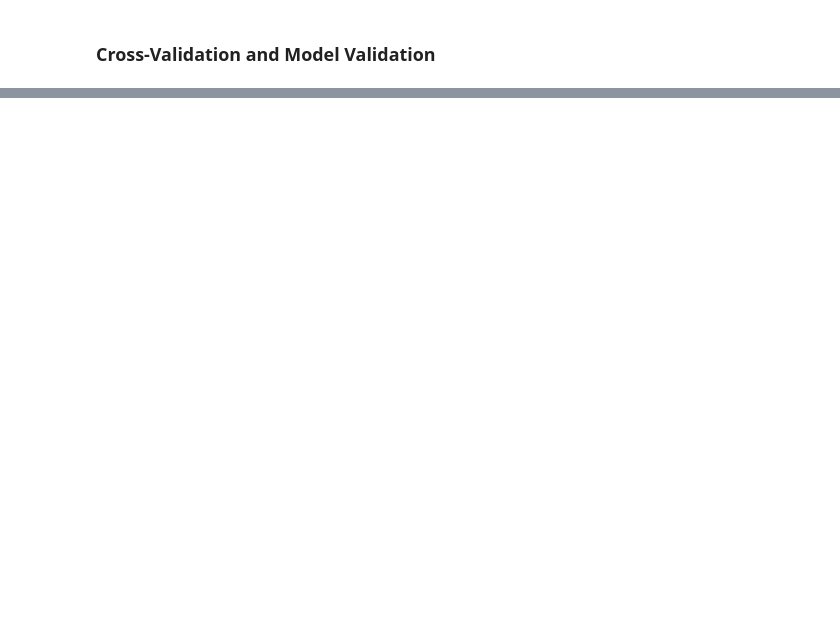
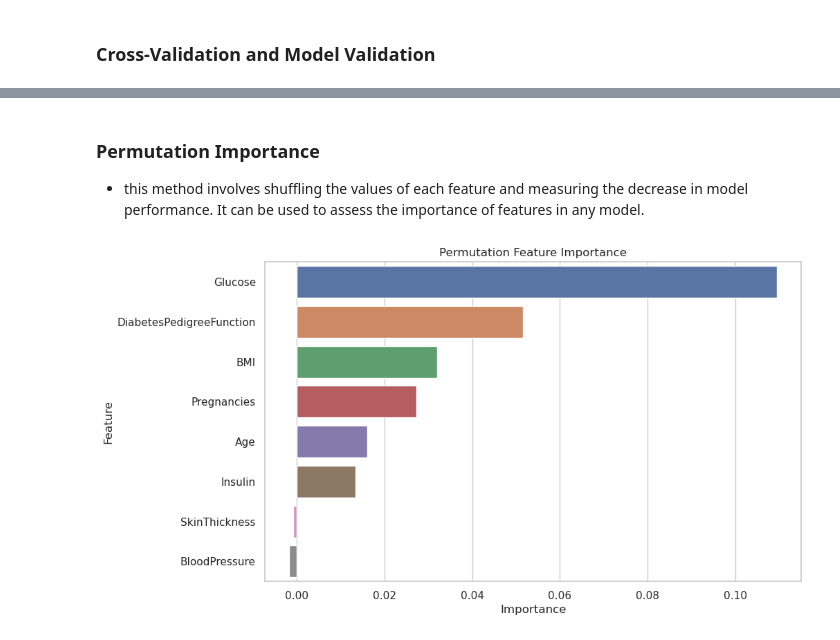
Before and after one commit to alexban14/DataMining_Diabetes_DS, a Jupyter notebook: diabetes_ds_analysis.ipynb, the cells around one changed output, grey strips where cells are left out. Drawn from its saved outputs; the diff is of its cells as text; code cells hidden in the pictures; blank space fills up the shorter version.

```diff
--- a/diabetes_ds_analysis.ipynb
+++ b/diabetes_ds_analysis.ipynb
@@ -397,0 +418,18 @@ Mean CV Accuracy: 0.7044258373205741
+# %% [markdown]
+### Permutation Importance
+
+- this method involves shuffling the values of each feature and measuring the decrease in model performance. It can be used to assess the importance of features in any model.
+# %%
+from sklearn.inspection import permutation_importance
+
+perm_importance = permutation_importance(dt_classifier, X_test, Y_test, n_repeats=10, random_state=42)
+perm_importance_df = pd.DataFrame({'Feature': feature_names, 'Importance': perm_importance.importances_mean})
+perm_importance_df = perm_importance_df.sort_values(by='Importance', ascending=False)
+
+# Visualize permutation importance
+plt.figure(figsize=(10, 6))
+sns.barplot(x='Importance', y='Feature', data=perm_importance_df)
+plt.title('Permutation Feature Importance')
+plt.show()
+# %% [output]
+[figure, added]
```
Also changed, not shown: parts of 16 cells of this notebook, 1 other file.
